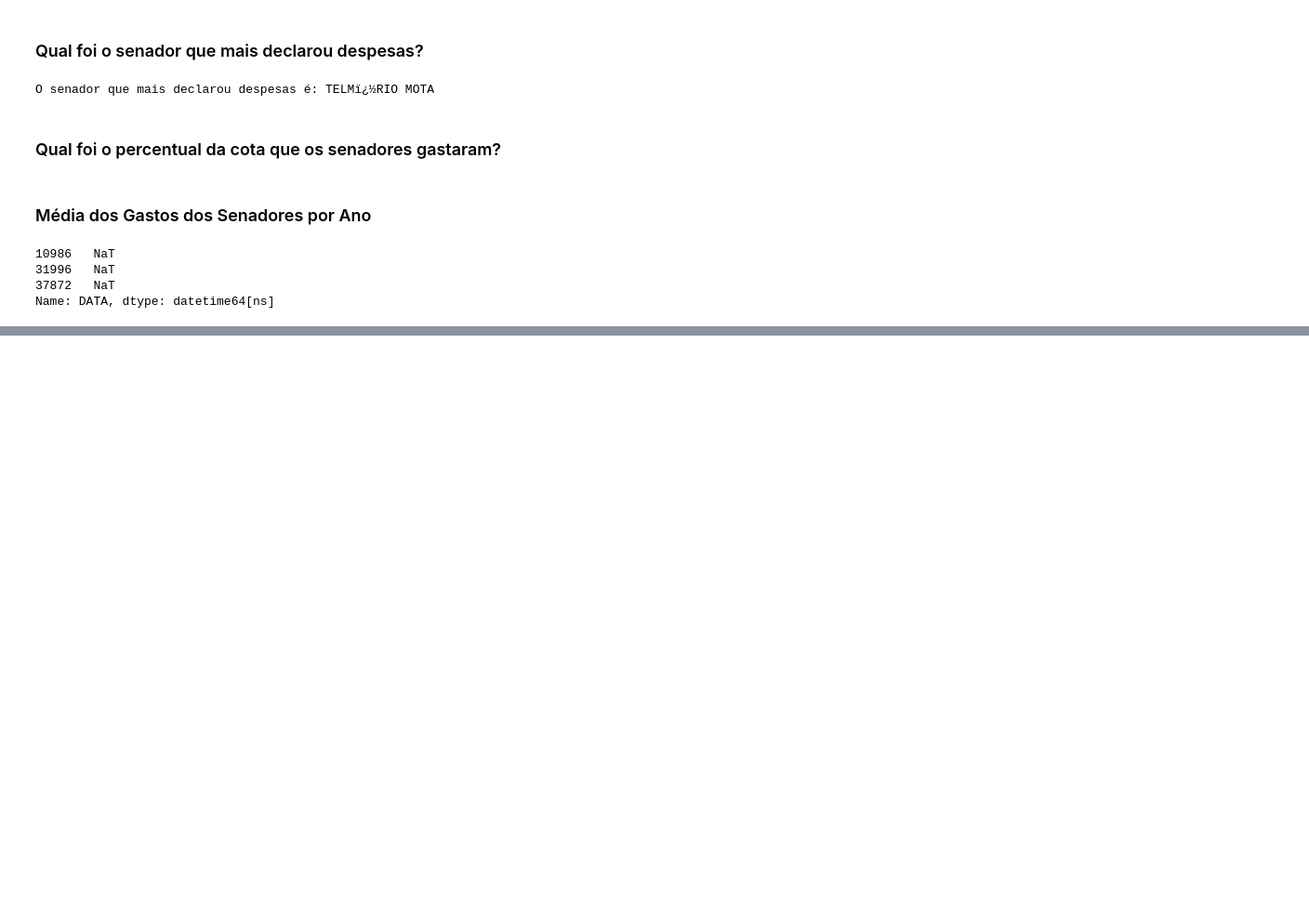
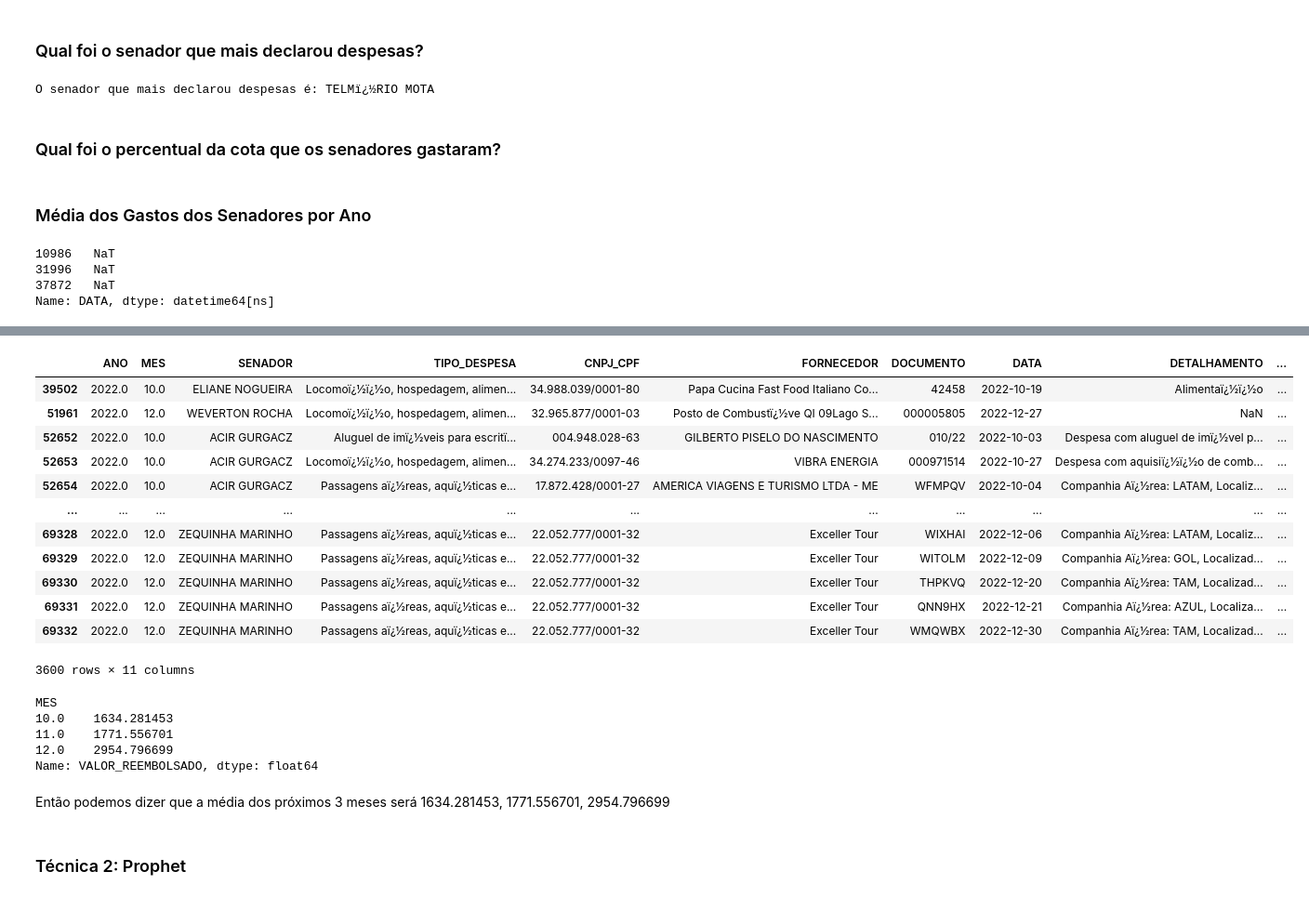
Before and after one commit to camiscf/7-days-of-code-data-science, a Jupyter notebook: notebook.ipynb, the cells around one changed output, grey strips where cells are left out. Shown at 93% size. Drawn from its saved outputs; the diff is of its cells as text; code cells hidden in the pictures; blank space fills up the shorter version.

```diff
--- a/notebook.ipynb
+++ b/notebook.ipynb
@@ -211,0 +234,33 @@ fig.show()
+# %%
+three_months = [12.0,11.0,10.0]
+# %%
+df_last_three_months = df_last_year.loc[df_last_year['MES'].isin(three_months)]
+# %%
+df_last_three_months
+# %% [output]
+|  | ANO | MES | SENADOR | TIPO_DESPESA | CNPJ_CPF | FORNECEDOR | DOCUMENTO | DATA | DETALHAMENTO | ... |
+| 39502 | 2022.0 | 10.0 | ELIANE NOGUEIRA | Locomoï¿½ï¿½o, hospedagem, alimen... | 34.988.039/0001-80 | Papa Cucina Fast Food Italiano Co... | 42458 | 2022-10-19 | Alimentaï¿½ï¿½o | ... |
+| 51961 | 2022.0 | 12.0 | WEVERTON ROCHA | Locomoï¿½ï¿½o, hospedagem, alimen... | 32.965.877/0001-03 | Posto de Combustï¿½ve QI 09Lago S... | 000005805 | 2022-12-27 | NaN | ... |
+| 52652 | 2022.0 | 10.0 | ACIR GURGACZ | Aluguel de imï¿½veis para escritï... | 004.948.028-63 | GILBERTO PISELO DO NASCIMENTO | 010/22 | 2022-10-03 | Despesa com aluguel de imï¿½vel p... | ... |
+| 52653 | 2022.0 | 10.0 | ACIR GURGACZ | Locomoï¿½ï¿½o, hospedagem, alimen... | 34.274.233/0097-46 | VIBRA ENERGIA | 000971514 | 2022-10-27 | Despesa com aquisiï¿½ï¿½o de comb... | ... |
+| 52654 | 2022.0 | 10.0 | ACIR GURGACZ | Passagens aï¿½reas, aquï¿½ticas e... | 17.872.428/0001-27 | AMERICA VIAGENS E TURISMO LTDA - ME | WFMPQV | 2022-10-04 | Companhia Aï¿½rea: LATAM, Localiz... | ... |
+| ... | ... | ... | ... | ... | ... | ... | ... | ... | ... | ... |
+| 69328 | 2022.0 | 12.0 | ZEQUINHA MARINHO | Passagens aï¿½reas, aquï¿½ticas e... | 22.052.777/0001-32 | Exceller Tour | WIXHAI | 2022-12-06 | Companhia Aï¿½rea: LATAM, Localiz... | ... |
+| 69329 | 2022.0 | 12.0 | ZEQUINHA MARINHO | Passagens aï¿½reas, aquï¿½ticas e... | 22.052.777/0001-32 | Exceller Tour | WITOLM | 2022-12-09 | Companhia Aï¿½rea: GOL, Localizad... | ... |
+| 69330 | 2022.0 | 12.0 | ZEQUINHA MARINHO | Passagens aï¿½reas, aquï¿½ticas e... | 22.052.777/0001-32 | Exceller Tour | THPKVQ | 2022-12-20 | Companhia Aï¿½rea: TAM, Localizad... | ... |
+| 69331 | 2022.0 | 12.0 | ZEQUINHA MARINHO | Passagens aï¿½reas, aquï¿½ticas e... | 22.052.777/0001-32 | Exceller Tour | QNN9HX | 2022-12-21 | Companhia Aï¿½rea: AZUL, Localiza... | ... |
+| 69332 | 2022.0 | 12.0 | ZEQUINHA MARINHO | Passagens aï¿½reas, aquï¿½ticas e... | 22.052.777/0001-32 | Exceller Tour | WMQWBX | 2022-12-30 | Companhia Aï¿½rea: TAM, Localizad... | ... |
+3600 rows × 11 columns
+# %%
+mean_last_three_months = df_last_three_months.groupby('MES')['VALOR_REEMBOLSADO'].mean()
+mean_last_three_months
+# %% [output]
+MES
+10.0    1634.281453
+11.0    1771.556701
+12.0    2954.796699
+Name: VALOR_REEMBOLSADO, dtype: float64
+# %% [markdown]
+Então podemos dizer que a média dos próximos 3 meses será 1634.281453, 1771.556701, 2954.796699
+# %% [markdown]
+### Técnica 2: Prophet
```
Also changed, not shown: parts of 24 cells of this notebook.
